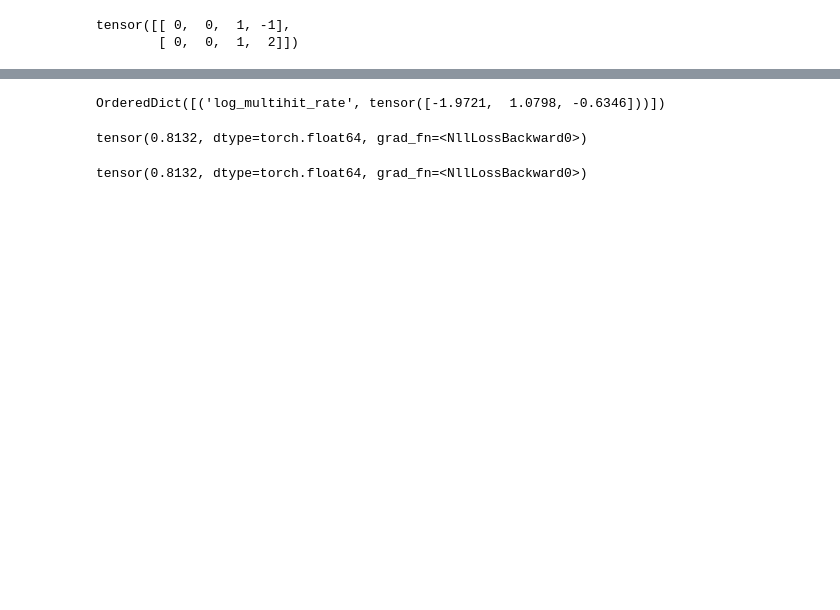
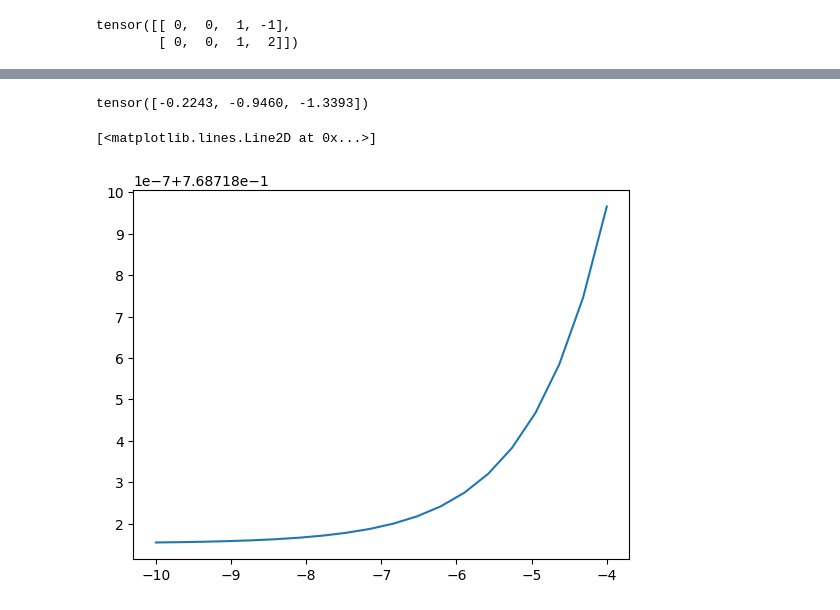
Before and after one commit to matsengrp/thrifty-experiments-1, a Jupyter notebook: human/multihit.ipynb, the cells around one changed output, grey strips where cells are left out. Drawn from its saved outputs; the diff is of its cells as text; code cells hidden in the pictures; blank space fills up the shorter version.

```diff
--- a/human/multihit.ipynb
+++ b/human/multihit.ipynb
@@ -116,6 +170,11 @@ def compute_unscaled_rates(nt_rates):
     for i in range(codon_count):
         rates = nt_rates_reshaped[i]
 
+        # If the max of rates is 0, set all rates to 0.
+        if rates.max() == 0.:
+            unscaled_rates[i, :] = 0.
+            continue
+
         # Rate for 1 mutation is simply the sum of rates
         unscaled_rates[i, 0] = rates.sum()
 
@@ -134,9 +193,7 @@ def compute_unscaled_ratess(nt_ratess):
 
 
 # Example usage
-nt_rates = torch.tensor([0.1, 0.2, 0.3, 0.4, 0.5, 0.6], dtype=torch.float32)
+nt_rates = torch.tensor([0., 0., 0., 0.1, 0.2, 0.3, 0.4, 0.5, 0.6], dtype=torch.float32)
 unscaled_rates = compute_unscaled_rates(nt_rates)
 print(unscaled_rates)
-
-unscaled_ratess = compute_unscaled_ratess(ratess)
 # %% [output]
@@ -144 +202,13 @@ tensor([[0.6000, 0.3359, 0.0822],
         [1.5000, 0.9735, 0.2623]])
+# %%
+# for each sequence in mini_df, move along the triplet codons and the corresponding rates, and set the rates to 0 if the codon has an N anywhere
+# also, set rates to 0 for any remaining entries that are not part of a codon
+for (parent, rates) in zip(mini_df["parent"], ratess):
+    for i in range(0, len(parent), 3):
+        if "N" in parent[i:i+3]:
+            rates[i:i+3] = 0.
+    rates[3*(len(parent)//3):] = 0.
+
+# truncate the last dimension of ratess so it's divisible by 3
+ratess = ratess[:, :-(ratess.shape[1] % 3)]
+unscaled_ratess = compute_unscaled_ratess(ratess)
@@ -334,19 +474,21 @@ Average loss for epoch 12: 0.8140
-# %%
-print(model.state_dict())
-# %% [output]
-OrderedDict([('log_multihit_rate', tensor([-1.9721,  1.0798, -0.6346]))])
-# %%
-criterion(output_probs.view(-1, 4), labels_batch.view(-1))
-# %% [output]
-tensor(0.8132, dtype=torch.float64, grad_fn=<NllLossBackward0>)
-# %%
-# set all entries of model.log_multihit_rate[:] to 0
-model.log_multihit_rate.data[:] = 0
-# %%
-
-criterion(output_probs.view(-1, 4), labels_batch.view(-1))
-# %% [output]
-tensor(0.8132, dtype=torch.float64, grad_fn=<NllLossBackward0>)
+# %%
+model.log_multihit_rate.data
+# %% [output]
+tensor([-0.2243, -0.9460, -1.3393])
+# %%
+model.log_multihit_rate.data[0] = 0.
+
+def loss_for_constant(rate):
+    model.log_multihit_rate.data[1:] = rate
+    output_probs = model(unscaled_ratess, branch_lengths)
+    return criterion(output_probs.view(-1, 4), labels.view(-1)).detach().item()
+
+rates = torch.linspace(-10, -4, 20)
+losses = [loss_for_constant(rate) for rate in rates]
+plt.plot(rates, losses)
+# %% [output]
+[<matplotlib.lines.Line2D at 0x...>]
+[figure, added]
 # %%
 # show entries of labels_batch that are not -1
 labels_batch[labels_batch != -1].unique(return_counts=True)
```
Also changed, not shown: parts of 30 cells of this notebook.
